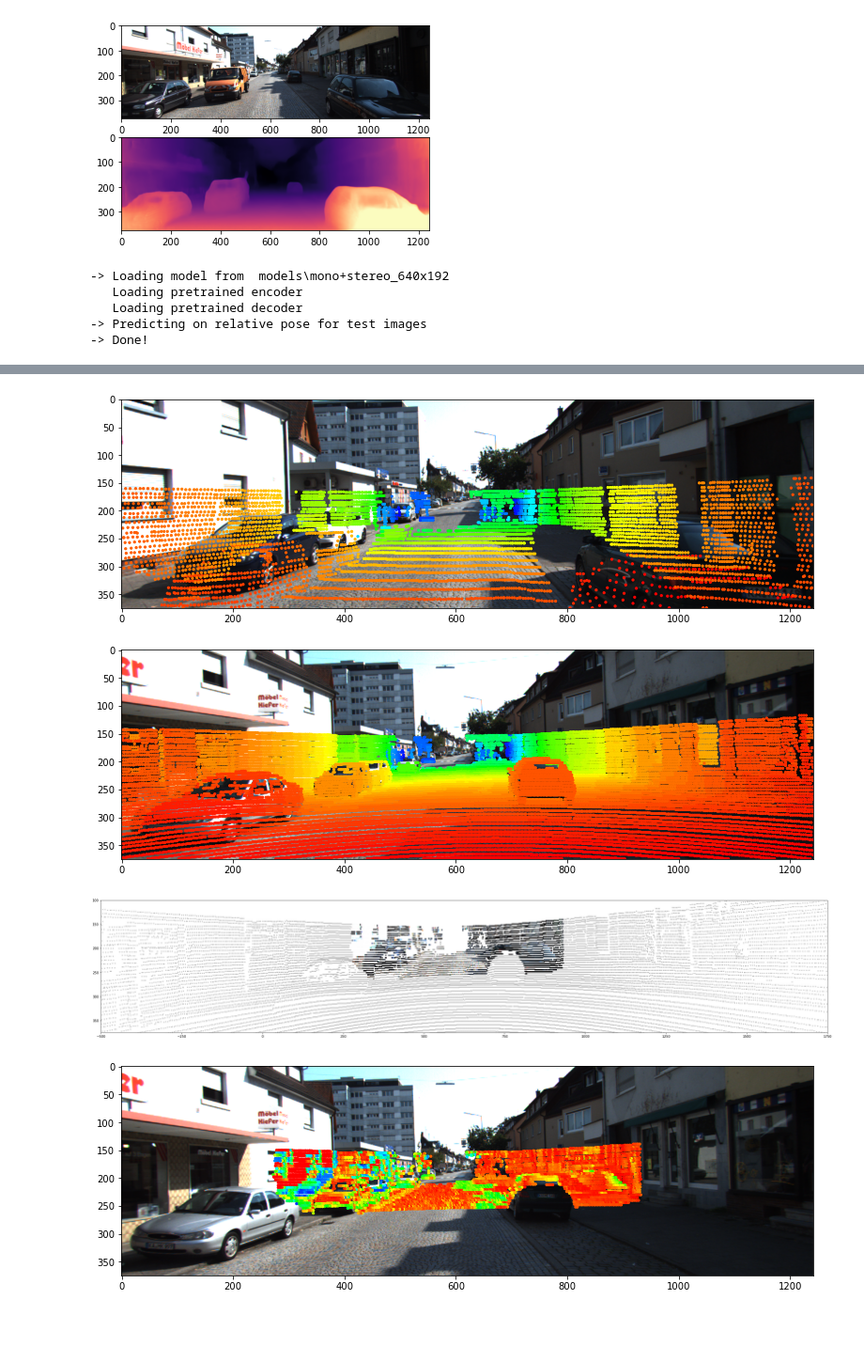
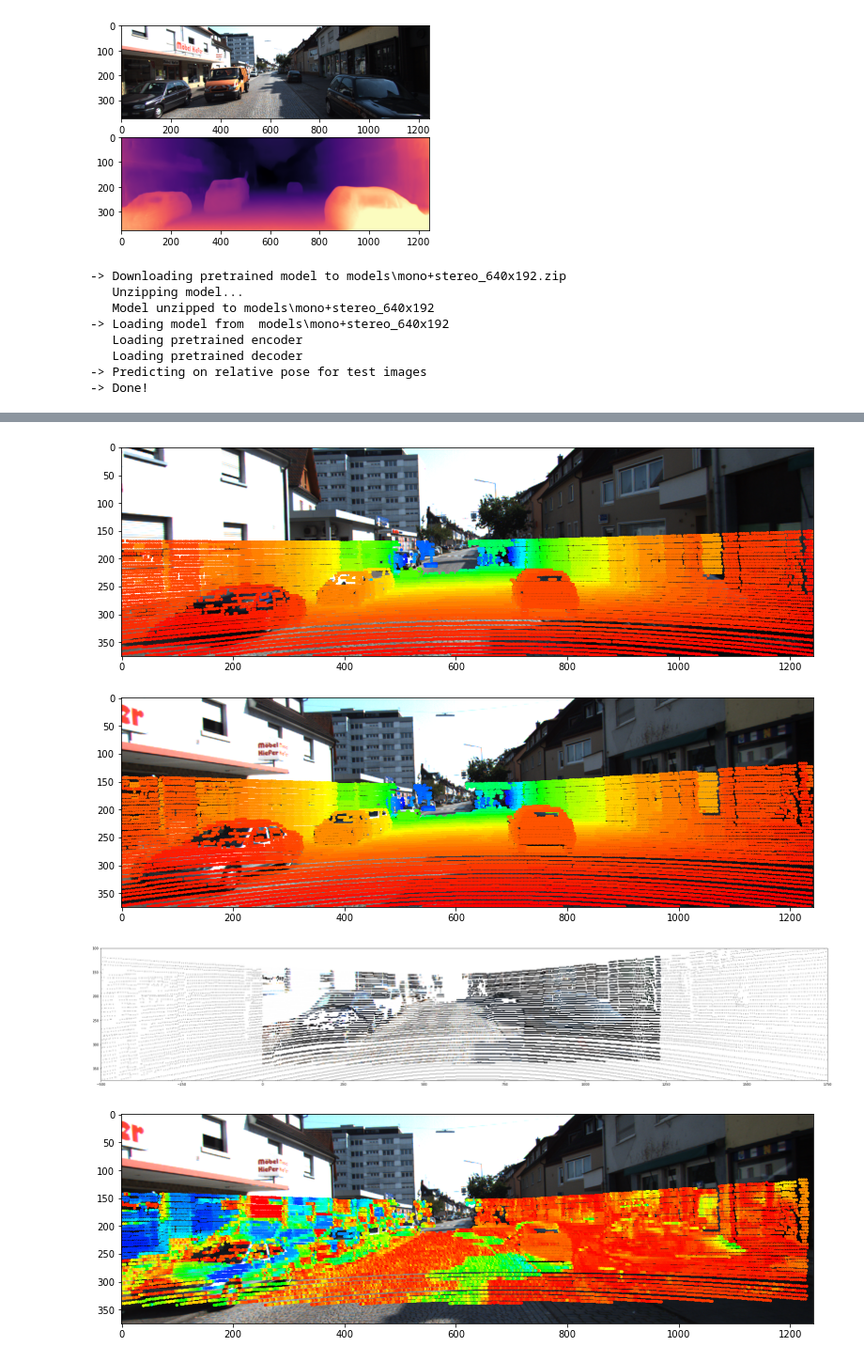
Before and after one commit to quinnzshen/DDSR2020, a Jupyter notebook: monodepth2_demo.ipynb, the cells around one changed output, grey strips where cells are left out. Shown at 94% size. Drawn from its saved outputs; the diff is of its cells as text; code cells hidden in the pictures; blank space fills up the shorter version.

Commit message:
Added pose prediction

```diff
--- a/monodepth2_demo.ipynb
+++ b/monodepth2_demo.ipynb
@@ -22,7 +38,7 @@ source = 21
 
 # Get transformation matrices
 velo2cam = compute_image_from_velodyne_matrices(calib_path)["stereo_left"]
-rel_pose = test_pose_model(os.path.join(scene_path, f"image_02/data/{target:010}.png"),os.path.join(scene_path, f"image_02/data/{source:010}.png"),  'mono+stereo_640x192')
+rel_pose = test_pose_model(os.path.join(scene_path, f"image_02/data/{target:010}.png"),os.path.join(scene_path, f"image_02/data/{source:010}.png"),  'mono_640x192')
 
 # Set velodyne points
 target_velodyne = load_lidar_points(os.path.join(scene_path, f"velodyne_points/data/{target:010}.bin"))
@@ -33,6 +49,9 @@ target_velodyne[:, 3] = 1
 img_tgt = np.array(Image.open(os.path.join(scene_path, f"image_02/data/{target:010}.png")))
 img_src = np.array(Image.open(os.path.join(scene_path, f"image_02/data/{source:010}.png")))
 # %% [output]
+-> Downloading pretrained model to models\mono+stereo_640x192.zip
+   Unzipping model...
+   Model unzipped to models\mono+stereo_640x192
 -> Loading model from  models\mono+stereo_640x192
    Loading pretrained encoder
    Loading pretrained decoder
@@ -40,11 +59,7 @@ img_src = np.array(Image.open(os.path.join(scene_path, f"image_02/data/{source:0
 -> Done!
 # %%
 # Transform velodyne points into target and source camera planes
-print(rel_pose.T)
-rel_pose[0][3] = -8.25
 transform_to_src = target_velodyne @ rel_pose.T
-print(target_velodyne)
-print(transform_to_src)
 src_coord = filter_to_fov(filter_to_plane(project_points_on_image(transform_to_src, velo2cam)), img_src.shape)
 tgt_coord = filter_to_fov(filter_to_plane(project_points_on_image(target_velodyne, velo2cam)), img_tgt.shape)
 
@@ -83,3 +80,3 @@ plot_point_hue_on_image(img_tgt, color_points, errors, fig, 1)
-[figure, old version]
+[figure, new version]
-[figure, old version]
+[figure, new version]
-[figure, old version]
+[figure, new version]
```
Also changed, not shown: parts of 3 cells of this notebook, 1 other file.
